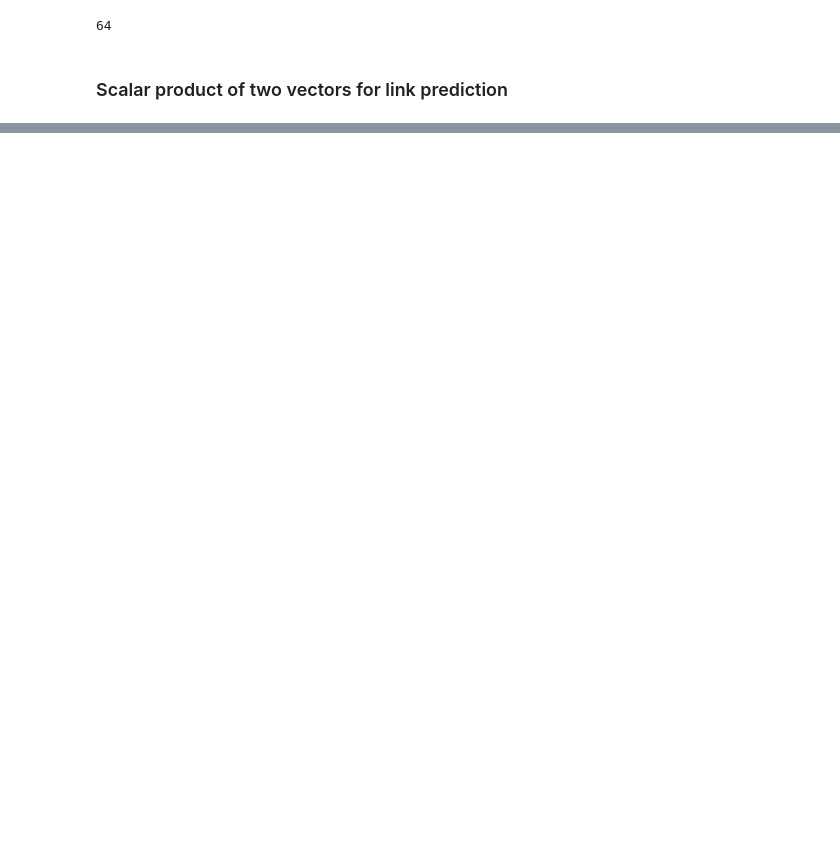
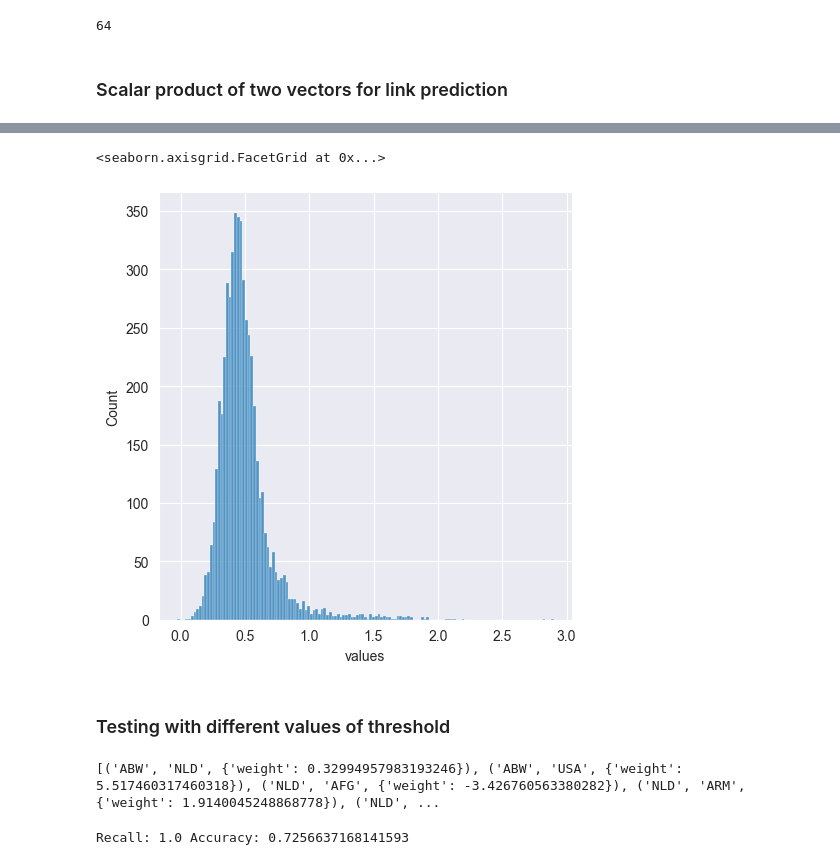
Before and after one commit to marin-o/xai-graphs, a Jupyter notebook: notebooks/embeddings.ipynb, the cells around one changed output, grey strips where cells are left out. Saved outputs shown, nothing was run; the diff lists cells and outputs as text; code cells hidden in the pictures; blank space fills up the shorter version.

```diff
--- a/notebooks/embeddings.ipynb
+++ b/notebooks/embeddings.ipynb
@@ -136,0 +136,14 @@ AttributeError: 'dict' object has no attribute 'min'
+# %%
+sns.displot(pd.DataFrame({'values':dot_products.values()}), x='values')
+# %% [output]
+<seaborn.axisgrid.FacetGrid at 0x...>
+[figure, added]
+# %% [markdown]
+### Testing with different values of threshold
+# %%
+with open(f'../data/graphs/graph_2015-05-31.pkl', 'rb') as f:
+        g = pickle.load(f)
+        graphs.append(g)
+        print(g.edges(data=True))
+# %% [output]
+[('ABW', 'NLD', {'weight': 0.32994957983193246}), ('ABW', 'USA', {'weight': 5.517460317460318}), ('NLD', 'AFG', {'weight': -3.426760563380282}), ('NLD', 'ARM', {'weight': 1.9140045248868778}), ('NLD', ...
@@ -136,0 +159,8 @@ AttributeError: 'dict' object has no attribute 'min'
+# %%
+actual = [el[0] for el in actual_and_predicted_values.values()]
+predicted = [el[1] for el in actual_and_predicted_values.values()]
+recall = recall_score(actual, predicted)
+acc = accuracy_score(actual, predicted)
+print('Recall:', recall, 'Accuracy:', acc)
+# %% [output]
+Recall: 1.0 Accuracy: 0.7256637168141593
```
Also changed, not shown: parts of 5 cells of this notebook, 1 other file.
